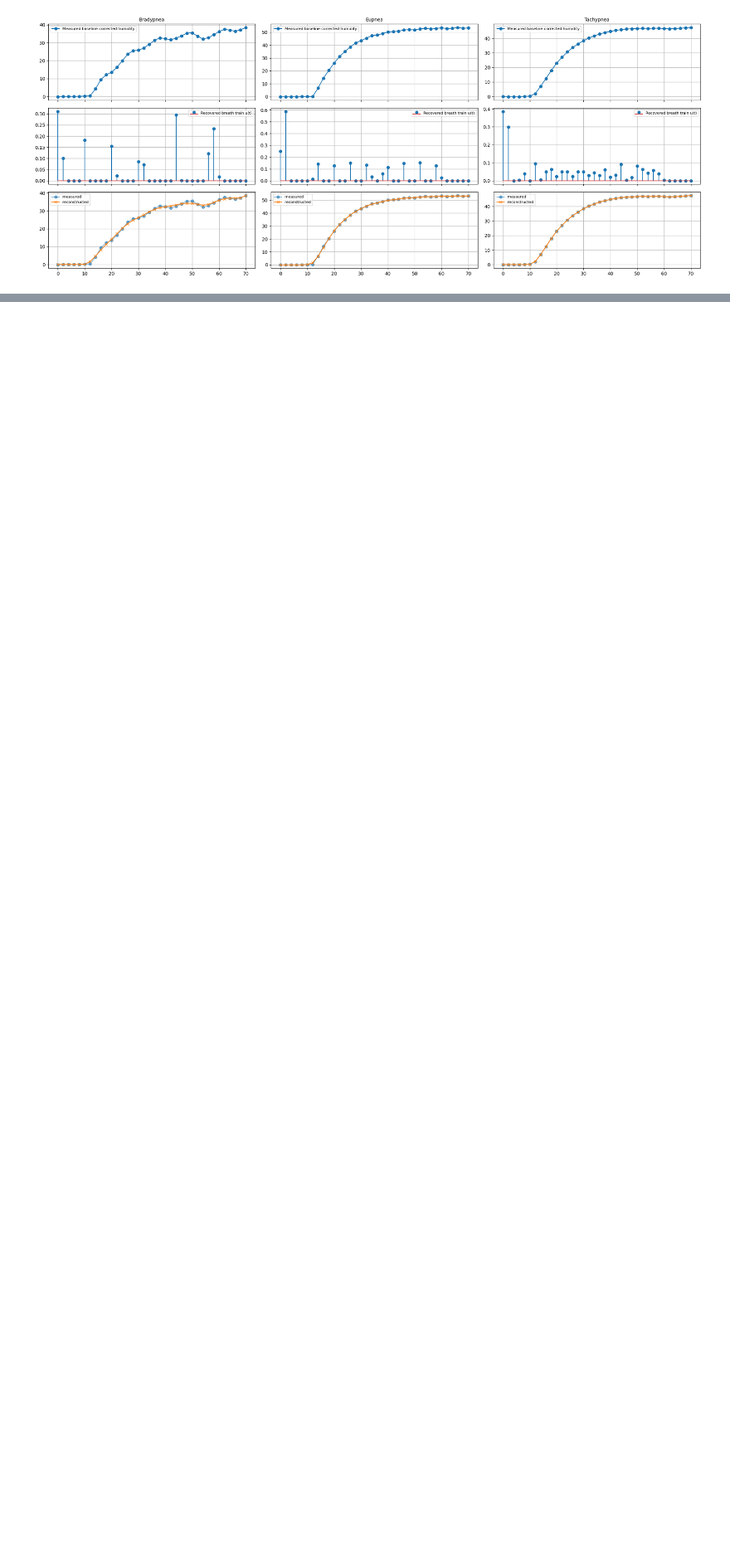
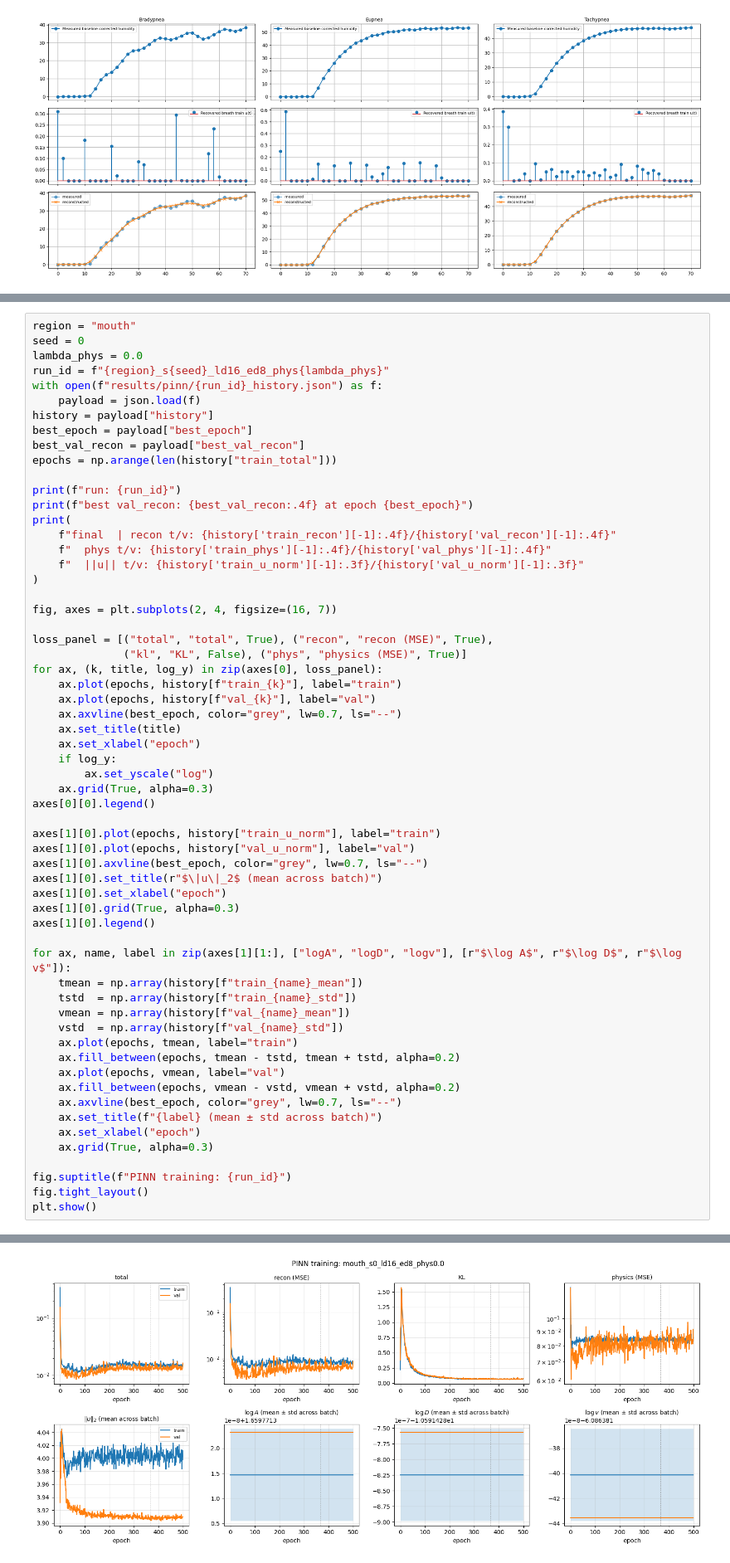
Before and after one commit to leon-rny/neural-network-breath-modeling, a Jupyter notebook: pinn.ipynb, the cells around one changed output, grey strips where cells are left out. Shown at 83% size. Saved outputs shown, nothing was run; the diff lists cells and outputs as text; blank space fills up the shorter version.

```diff
--- a/pinn.ipynb
+++ b/pinn.ipynb
@@ -500,0 +338,61 @@ residual fraction: 0.1805
+# %%
+region = "mouth"
+seed = 0
+lambda_phys = 0.0
+run_id = f"{region}_s{seed}_ld16_ed8_phys{lambda_phys}"
+with open(f"results/pinn/{run_id}_history.json") as f:
+    payload = json.load(f)
+history = payload["history"]
+best_epoch = payload["best_epoch"]
+best_val_recon = payload["best_val_recon"]
+epochs = np.arange(len(history["train_total"]))
+
+print(f"run: {run_id}")
+print(f"best val_recon: {best_val_recon:.4f} at epoch {best_epoch}")
+print(
+    f"final  | recon t/v: {history['train_recon'][-1]:.4f}/{history['val_recon'][-1]:.4f}"
+    f"  phys t/v: {history['train_phys'][-1]:.4f}/{history['val_phys'][-1]:.4f}"
+    f"  ||u|| t/v: {history['train_u_norm'][-1]:.3f}/{history['val_u_norm'][-1]:.3f}"
+)
+
+fig, axes = plt.subplots(2, 4, figsize=(16, 7))
+
+loss_panel = [("total", "total", True), ("recon", "recon (MSE)", True),
+              ("kl", "KL", False), ("phys", "physics (MSE)", True)]
+for ax, (k, title, log_y) in zip(axes[0], loss_panel):
+    ax.plot(epochs, history[f"train_{k}"], label="train")
+    ax.plot(epochs, history[f"val_{k}"], label="val")
+    ax.axvline(best_epoch, color="grey", lw=0.7, ls="--")
+    ax.set_title(title)
+    ax.set_xlabel("epoch")
+    if log_y:
+        ax.set_yscale("log")
+    ax.grid(True, alpha=0.3)
+axes[0][0].legend()
+
+axes[1][0].plot(epochs, history["train_u_norm"], label="train")
+axes[1][0].plot(epochs, history["val_u_norm"], label="val")
+axes[1][0].axvline(best_epoch, color="grey", lw=0.7, ls="--")
+axes[1][0].set_title(r"$\|u\|_2$ (mean across batch)")
+axes[1][0].set_xlabel("epoch")
+axes[1][0].grid(True, alpha=0.3)
+axes[1][0].legend()
+
+for ax, name, label in zip(axes[1][1:], ["logA", "logD", "logv"], [r"$\log A$", r"$\log D$", r"$\log v$"]):
+    tmean = np.array(history[f"train_{name}_mean"])
+    tstd  = np.array(history[f"train_{name}_std"])
+    vmean = np.array(history[f"val_{name}_mean"])
+    vstd  = np.array(history[f"val_{name}_std"])
+    ax.plot(epochs, tmean, label="train")
+    ax.fill_between(epochs, tmean - tstd, tmean + tstd, alpha=0.2)
+    ax.plot(epochs, vmean, label="val")
+    ax.fill_between(epochs, vmean - vstd, vmean + vstd, alpha=0.2)
+    ax.axvline(best_epoch, color="grey", lw=0.7, ls="--")
+    ax.set_title(f"{label} (mean ± std across batch)")
+    ax.set_xlabel("epoch")
+    ax.grid(True, alpha=0.3)
+
+fig.suptitle(f"PINN training: {run_id}")
+fig.tight_layout()
+plt.show()
+# %% [output]
@@ -500,0 +402 @@ residual fraction: 0.1805
+[figure, added]
```
Also changed, not shown: parts of 9 cells of this notebook, 4 other files.
